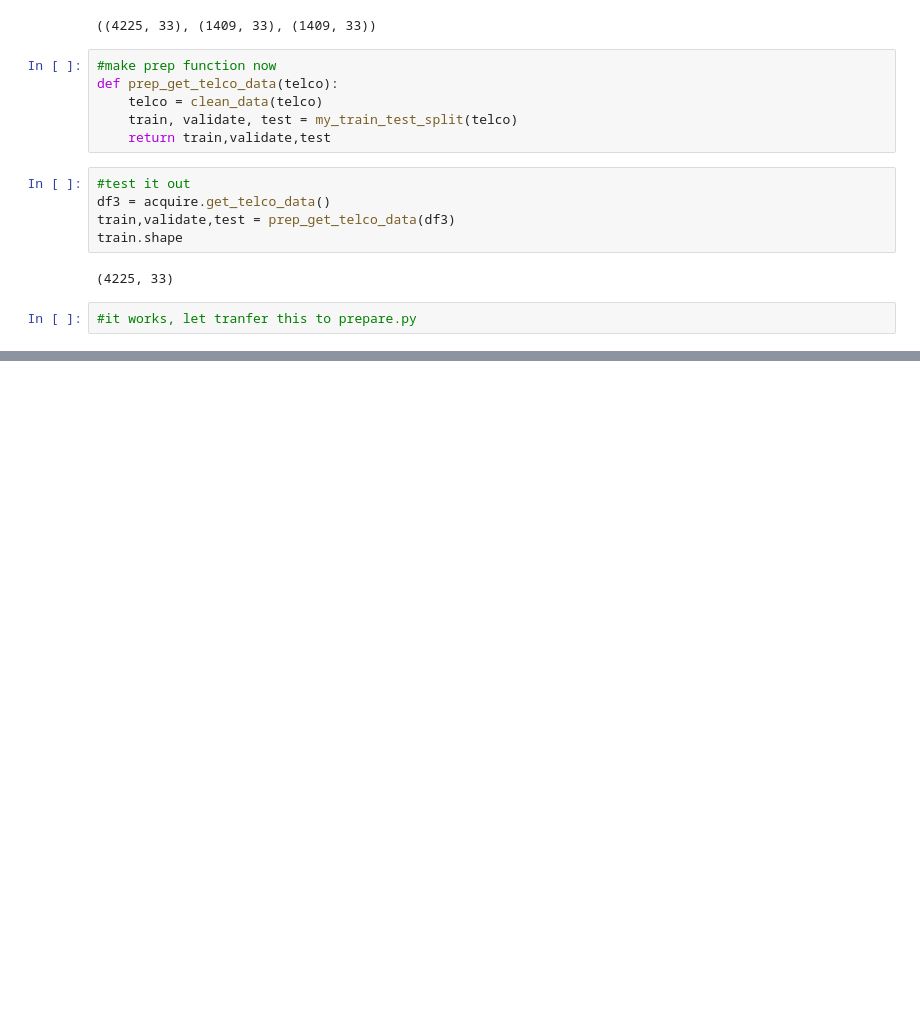
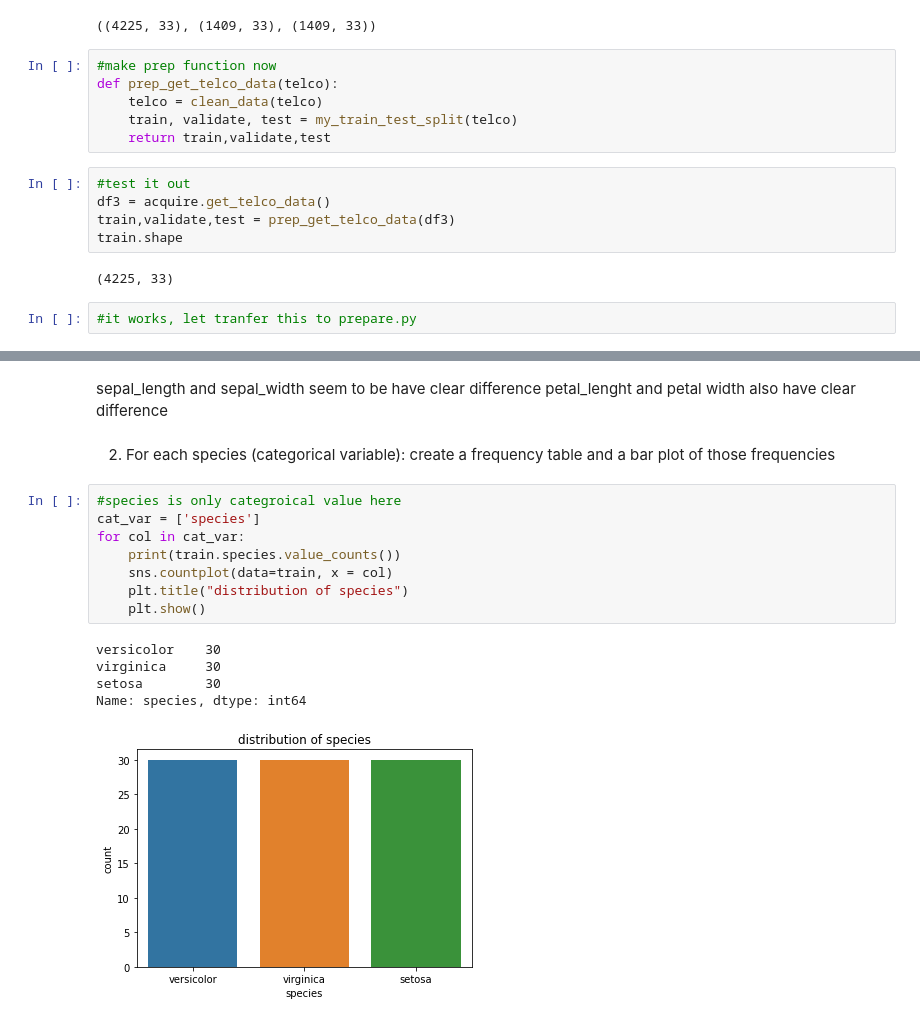
Before and after one commit to rajeshlamichhane04/classification_exercises, a Jupyter notebook: classification-exercises.ipynb, the cells around one changed output, grey strips where cells are left out. Drawn from its saved outputs; the diff is of its cells as text; blank space fills up the shorter version.

```diff
--- a/classification-exercises.ipynb
+++ b/classification-exercises.ipynb
@@ -920,0 +1023,19 @@ train.shape
+# %% [markdown]
+sepal_length and sepal_width seem to be have clear difference
+petal_lenght and petal width also have clear difference
+# %% [markdown]
+2. For each species (categorical variable): create a frequency table and a bar plot of those frequencies
+# %%
+#species is only categroical value here
+cat_var = ['species']
+for col in cat_var:
+    print(train.species.value_counts())
+    sns.countplot(data=train, x = col)
+    plt.title("distribution of species")
+    plt.show()
+# %% [output]
+versicolor    30
+virginica     30
+setosa        30
+Name: species, dtype: int64
+[figure, added]
```
Also changed, not shown: parts of 51 cells of this notebook.
